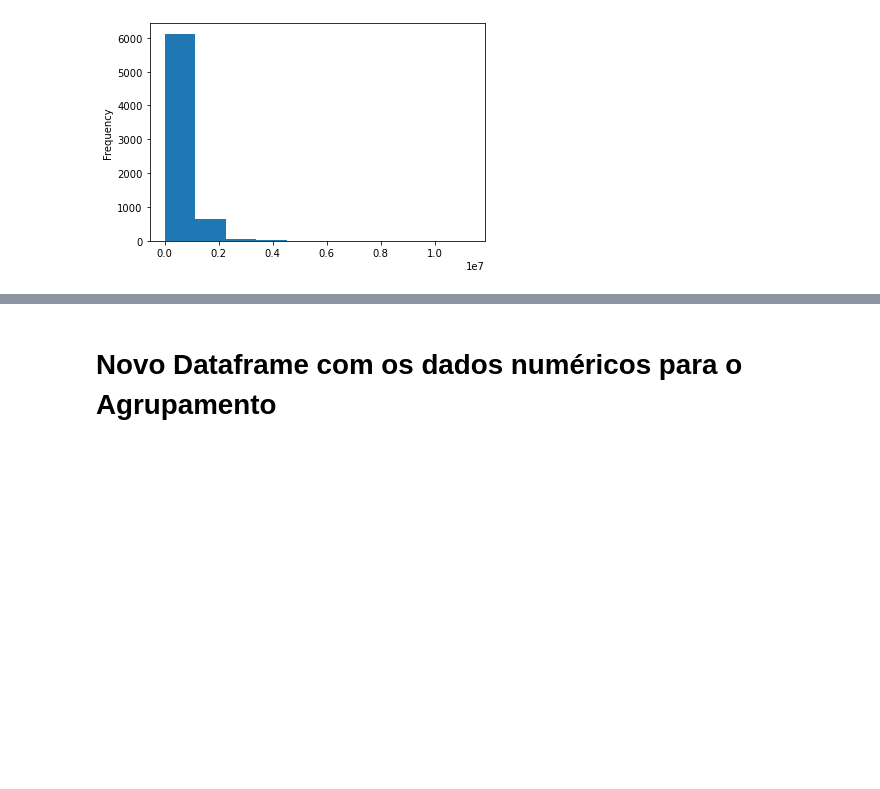
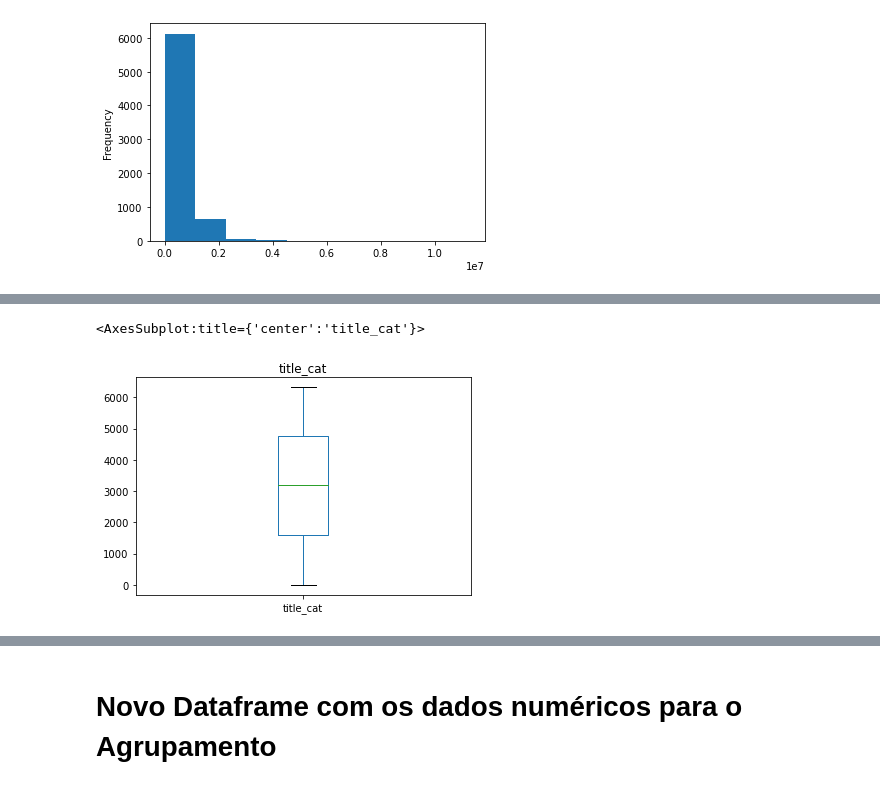
Before and after one commit to rebecabramos/ProjetoIA, a Jupyter notebook: ProjetoIA.ipynb, the cells around one changed output, grey strips where cells are left out. Saved outputs shown, nothing was run; the diff lists cells and outputs as text; code cells hidden in the pictures; blank space fills up the shorter version.

```diff
--- a/ProjetoIA.ipynb
+++ b/ProjetoIA.ipynb
@@ -362,0 +370,5 @@ Name: size_bytes, Length: 6827, dtype: int64
+# %%
+train_df['title_cat'].plot(kind='box', title='title_cat')
+# %% [output]
+<AxesSubplot:title={'center':'title_cat'}>
+[figure, added]
```
Also changed, not shown: parts of 9 cells of this notebook.
